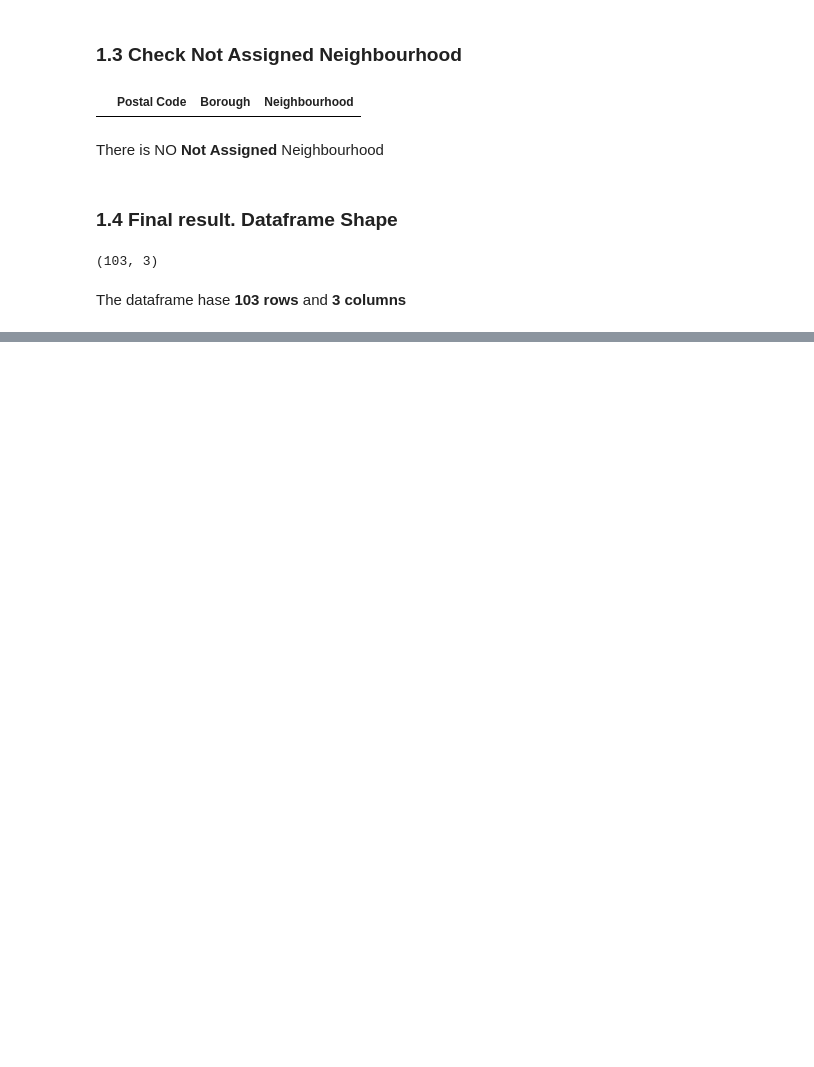
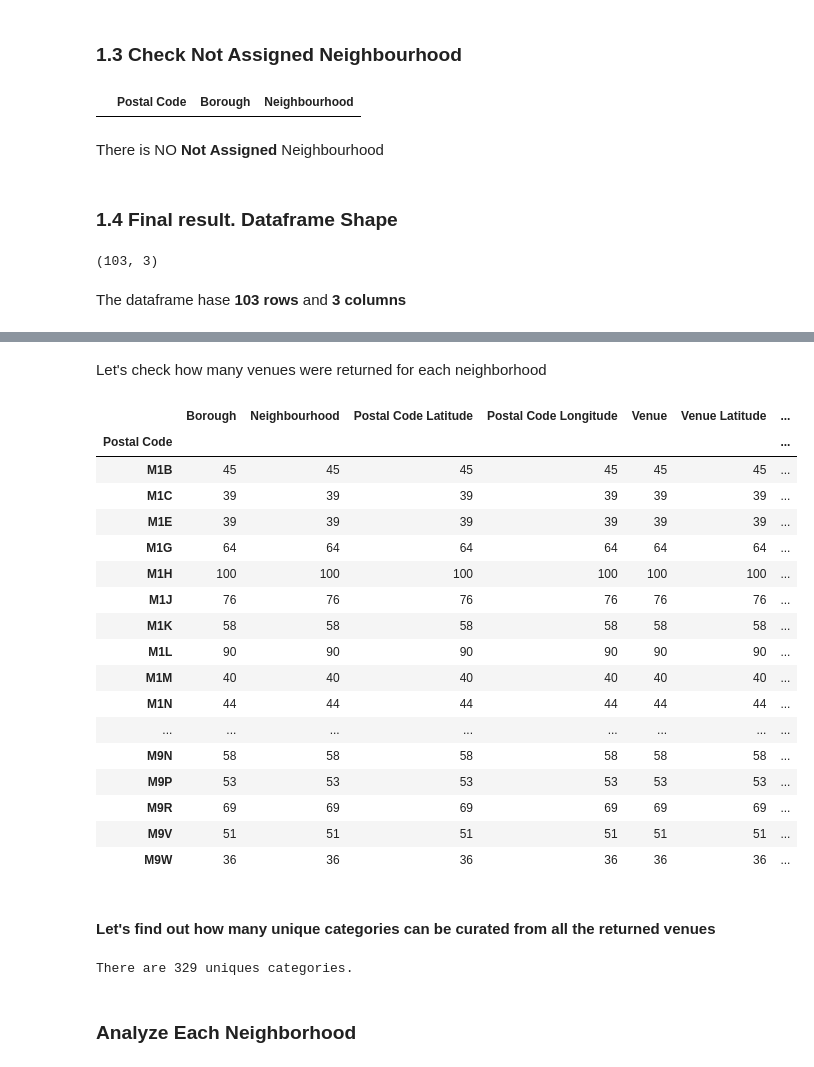
Before and after one commit to hamadazein84/ibm-data-science, a Jupyter notebook: Course-9/Week-3/Assignment/assignment.ipynb, the cells around one changed output, grey strips where cells are left out. Cells and saved outputs as stored; diff of their text form; code cells hidden in the pictures; blank space fills up the shorter version.

```diff
--- a/Course-9/Week-3/Assignment/assignment.ipynb
+++ b/Course-9/Week-3/Assignment/assignment.ipynb
@@ -57,0 +138,8 @@ The dataframe hase **103 rows** and **3 columns**
+# %%
+address = 'Toronto, CA'
+
+geolocator = Nominatim(user_agent="ny_explorer")
+location = geolocator.geocode(address)
+latitude = location.latitude
+longitude = location.longitude
+print('The geograpical coordinate of Toronto City are {}, {}.'.format(latitude, longitude))
@@ -57,0 +150,19 @@ The dataframe hase **103 rows** and **3 columns**
+# %%
+# create map of New York using latitude and longitude values
+map_newyork = folium.Map(location=[latitude, longitude], zoom_start=10)
+
+# add markers to map
+for lat, lng, borough, neighborhood in zip(toronto_df['Latitude'], toronto_df['Longitude'], toronto_df['Borough'], toronto_df['Neighbourhood']):
+    label = '{}, {}'.format(neighborhood, borough)
+    label = folium.Popup(label, parse_html=True)
+    folium.CircleMarker(
+        [lat, lng],
+        radius=5,
+        popup=label,
+        color='blue',
+        fill=True,
+        fill_color='#3186cc',
+        fill_opacity=0.7,
+        parse_html=False).add_to(map_newyork)
+
+map_newyork
@@ -57,0 +175,9 @@ The dataframe hase **103 rows** and **3 columns**
+# %%
+CLIENT_ID = 'Y0P44AF55JQIYQ5Q24KAQ0X4MQRM0LCUAPSZ2OQ4MKL2A1GA' # your Foursquare ID
+CLIENT_SECRET = 'BW5TXHHN1QJNA5T3EHJTOPV2GDDBJAVG1WAGAL2MWR0WB01S' # your Foursquare Secret
+VERSION = '20180605' # Foursquare API version
+LIMIT = 100 # A default Foursquare API limit value
+
+print('Your credentails:')
+print('CLIENT_ID: ' + CLIENT_ID)
+print('CLIENT_SECRET:' + CLIENT_SECRET)
@@ -57,0 +237,3 @@ The dataframe hase **103 rows** and **3 columns**
+# %%
+# type your answer here
+toronto_venues = getNearbyVenues(toronto_df['Postal Code'], toronto_df['Borough'], toronto_df['Neighbourhood'], toronto_df['Latitude'], toronto_df['Longitude'], radius=2000)
@@ -57,0 +271,31 @@ The dataframe hase **103 rows** and **3 columns**
+# %% [markdown]
+Let's check how many venues were returned for each neighborhood
+# %%
+toronto_venues.groupby('Postal Code').count()
+# %% [output]
+|  | Borough | Neighbourhood | Postal Code Latitude | Postal Code Longitude | Venue | Venue Latitude | ... |
+| Postal Code |  |  |  |  |  |  | ... |
+| M1B | 45 | 45 | 45 | 45 | 45 | 45 | ... |
+| M1C | 39 | 39 | 39 | 39 | 39 | 39 | ... |
+| M1E | 39 | 39 | 39 | 39 | 39 | 39 | ... |
+| M1G | 64 | 64 | 64 | 64 | 64 | 64 | ... |
+| M1H | 100 | 100 | 100 | 100 | 100 | 100 | ... |
+| M1J | 76 | 76 | 76 | 76 | 76 | 76 | ... |
+| M1K | 58 | 58 | 58 | 58 | 58 | 58 | ... |
+| M1L | 90 | 90 | 90 | 90 | 90 | 90 | ... |
+| M1M | 40 | 40 | 40 | 40 | 40 | 40 | ... |
+| M1N | 44 | 44 | 44 | 44 | 44 | 44 | ... |
+| ... | ... | ... | ... | ... | ... | ... | ... |
+| M9N | 58 | 58 | 58 | 58 | 58 | 58 | ... |
+| M9P | 53 | 53 | 53 | 53 | 53 | 53 | ... |
+| M9R | 69 | 69 | 69 | 69 | 69 | 69 | ... |
+| M9V | 51 | 51 | 51 | 51 | 51 | 51 | ... |
+| M9W | 36 | 36 | 36 | 36 | 36 | 36 | ... |
+# %% [markdown]
+#### Let's find out how many unique categories can be curated from all the returned venues
+# %%
+print('There are {} uniques categories.'.format(len(toronto_venues['Venue Category'].unique())))
+# %% [output]
+There are 329 uniques categories.
+# %% [markdown]
+### Analyze Each Neighborhood
```
Also changed, not shown: parts of 54 cells of this notebook.
